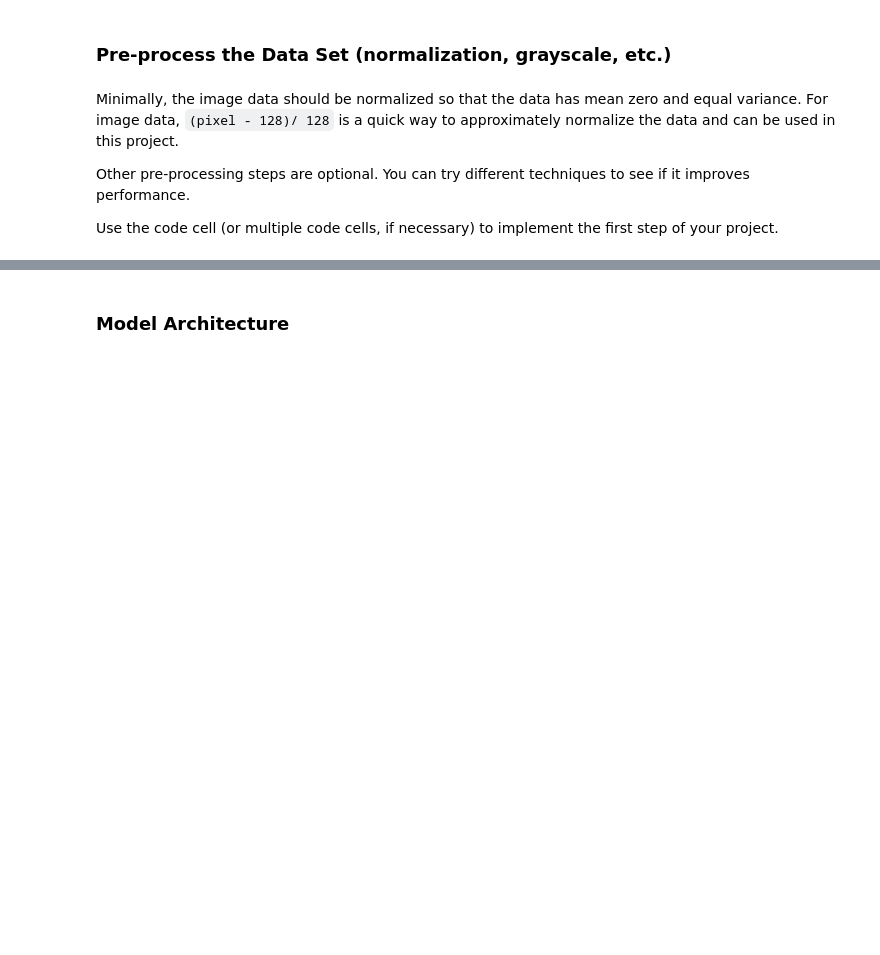
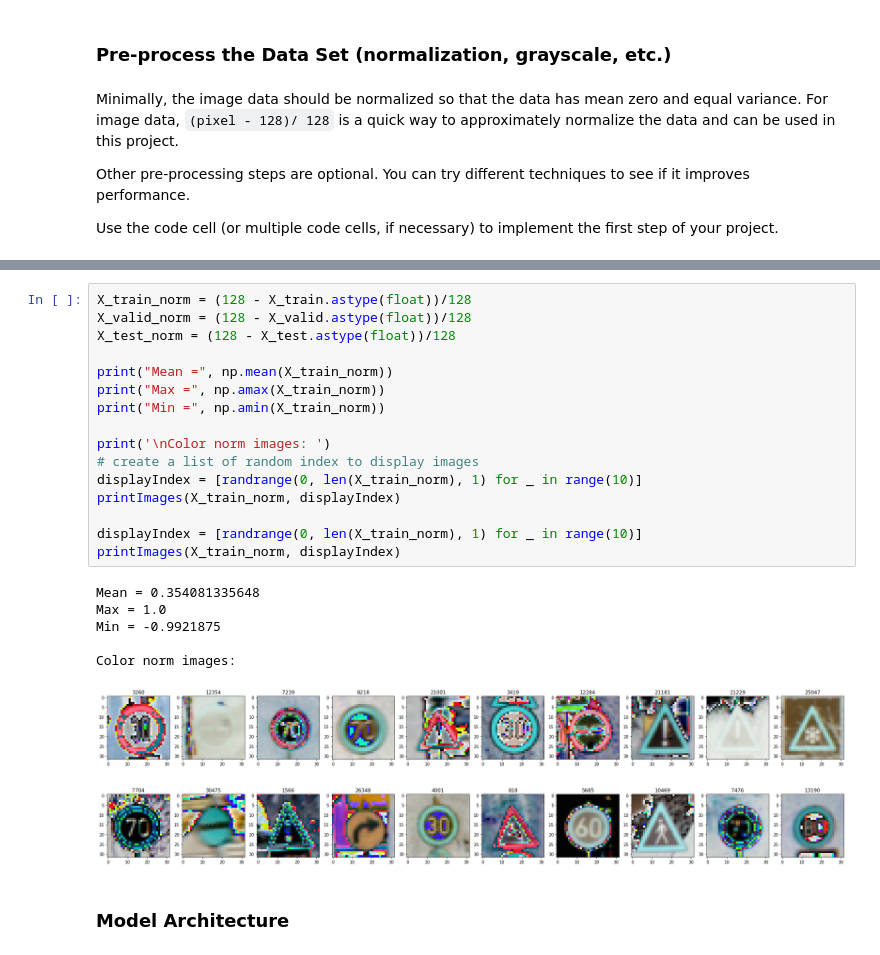
Before and after one commit to edgarcgarzon/CarND-Traffic-Sign-Classifier-P2, a Jupyter notebook: Traffic_Sign_Classifier.ipynb, the cells around one changed output, grey strips where cells are left out. Cells and saved outputs as stored; diff of their text form; blank space fills up the shorter version.

```diff
--- a/Traffic_Sign_Classifier.ipynb
+++ b/Traffic_Sign_Classifier.ipynb
@@ -206,3 +234,27 @@ Gray scale images:
+# %%
+X_train_norm = (128 - X_train.astype(float))/128
+X_valid_norm = (128 - X_valid.astype(float))/128
+X_test_norm = (128 - X_test.astype(float))/128
+
+print("Mean =", np.mean(X_train_norm))
+print("Max =", np.amax(X_train_norm))
+print("Min =", np.amin(X_train_norm))
+
+print('\nColor norm images: ')
+# create a list of random index to display images
+displayIndex = [randrange(0, len(X_train_norm), 1) for _ in range(10)]
+printImages(X_train_norm, displayIndex)
+
+displayIndex = [randrange(0, len(X_train_norm), 1) for _ in range(10)]
+printImages(X_train_norm, displayIndex)
+# %% [output]
+Mean = 0.354081335648
+Max = 1.0
+Min = -0.9921875
+
+Color norm images:
+[figure, added]
+[figure, added]
 # %% [markdown]
 ### Model Architecture
 # %%
```
Also changed, not shown: parts of 34 cells of this notebook.
